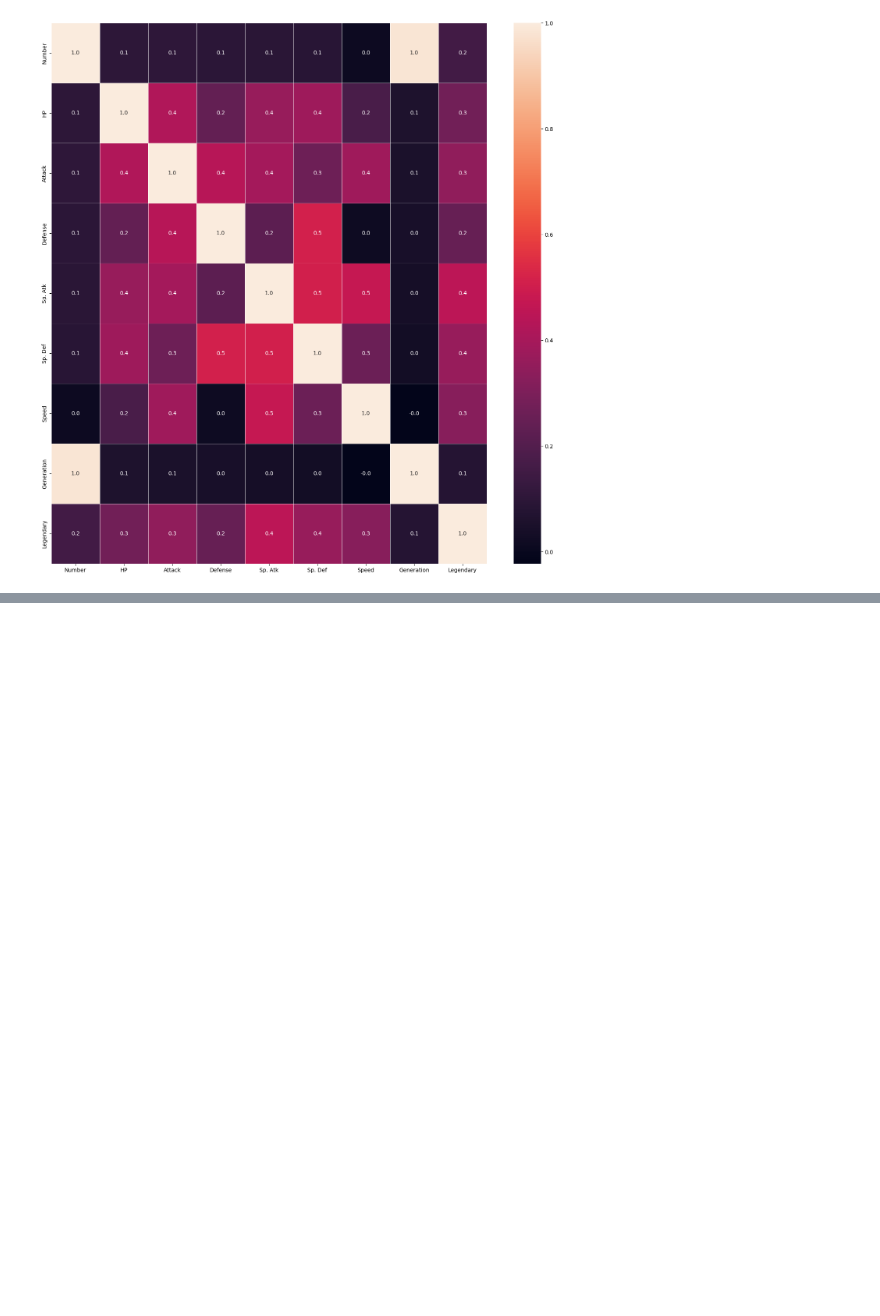
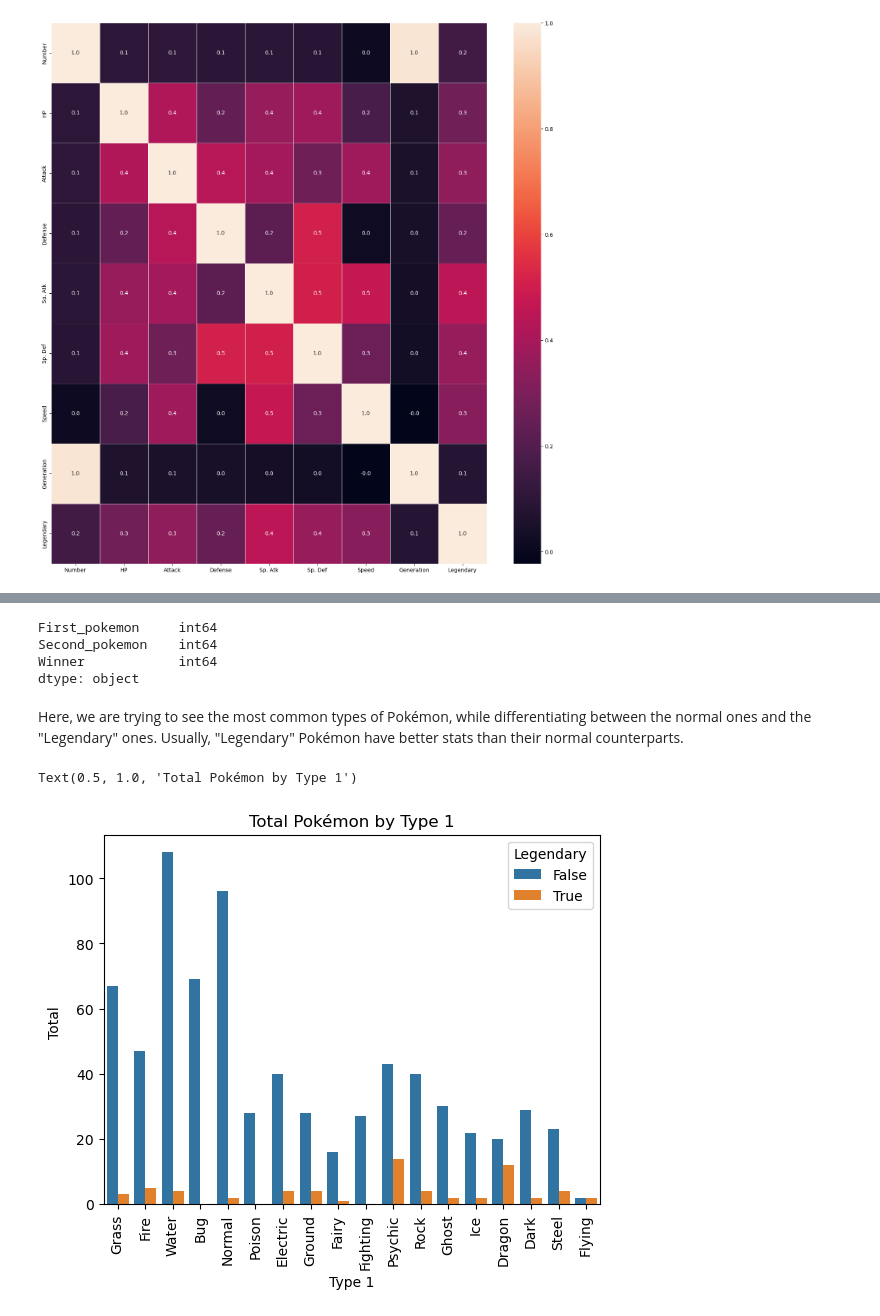
Before and after one commit to sfareya/pokemon-analysis, a Jupyter notebook: PokemonProject.ipynb, the cells around one changed output, grey strips where cells are left out. Saved outputs shown, nothing was run; the diff lists cells and outputs as text; code cells hidden in the pictures; blank space fills up the shorter version.

Commit message:
Data Viz

```diff
--- a/PokemonProject.ipynb
+++ b/PokemonProject.ipynb
@@ -23,7 +24,7 @@ combat_df.head()
 | 3 | 237 | 683 | 683 |
 | 4 | 151 | 231 | 151 |
 # %%
-pokemon_df = pd.read_csv('Dataset\pokemon.csv')
+pokemon_df = pd.read_csv('Dataset/pokemon.csv')
 
 # Renaming "#" to "Number"
 pokemon_df = pokemon_df.rename(index=str, columns={"#": "Number"})
@@ -189,0 +217,8 @@ plt.show()
+# %%
+# pokemon_df['Name'][62] = "Primeape" <- returns SettingWithCopyWarning
+
+pokemon_df.loc[pokemon_df.Number == 63, 'Name'] = "Primeape"
+
+# Display the new data
+primeape = pokemon_df[pokemon_df["Number"] == 63]
+primeape
@@ -189,0 +264,19 @@ plt.show()
+# %%
+print(combat_df.dtypes)
+# %% [output]
+First_pokemon     int64
+Second_pokemon    int64
+Winner            int64
+dtype: object
+# %% [markdown]
+Here, we are trying to see the most common types of Pokémon, while differentiating between the normal ones and the "Legendary" ones. Usually, "Legendary" Pokémon have better stats than their normal counterparts.
+# %%
+sns.set_color_codes("bright")
+ax = sns.countplot(x="Type 1", hue="Legendary", data=pokemon_df)
+plt.xticks(rotation= 90)
+plt.xlabel('Type 1')
+plt.ylabel('Total ')
+plt.title("Total Pokémon by Type 1")
+# %% [output]
+Text(0.5, 1.0, 'Total Pokémon by Type 1')
+[figure, added]
```
Also changed, not shown: parts of 32 cells of this notebook.
